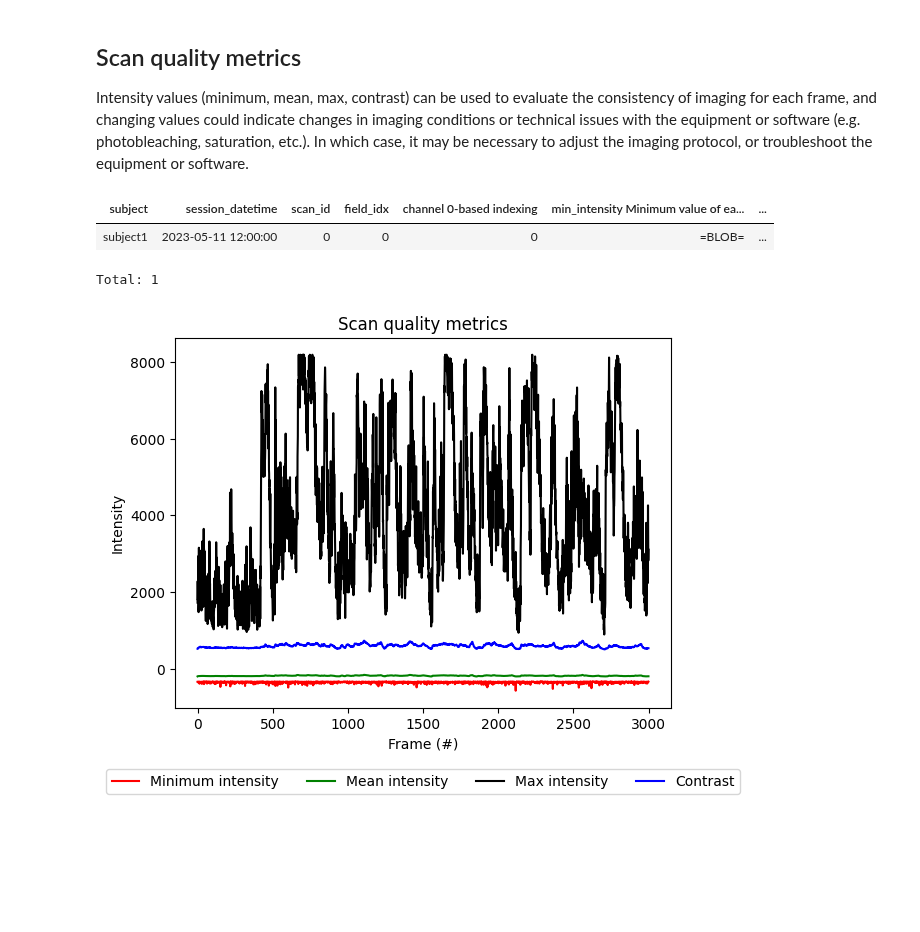
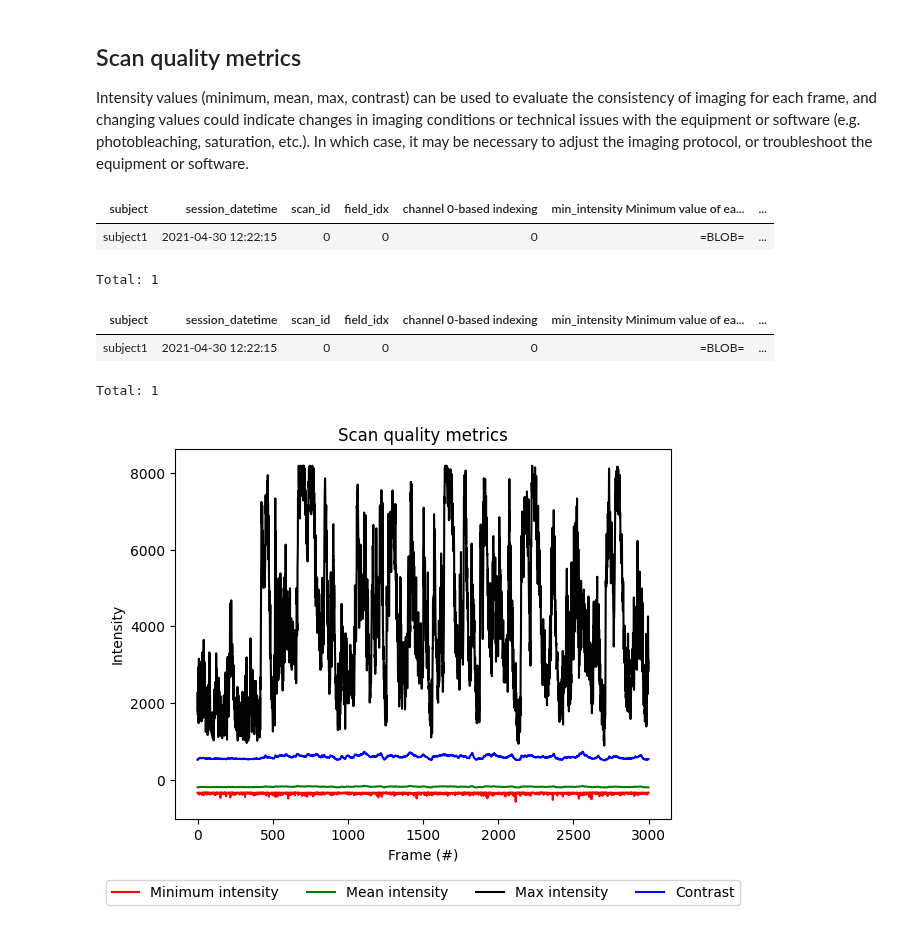
Before and after one commit to datajoint/element-calcium-imaging, a Jupyter notebook: notebooks/quality_metrics.ipynb, the cells around one changed output. Cells and saved outputs as stored; diff of their text form; code cells hidden in the pictures; blank space fills up the shorter version.

```diff
--- a/notebooks/quality_metrics.ipynb
+++ b/notebooks/quality_metrics.ipynb
@@ -24,20 +24,26 @@ imaging.ProcessingQualityMetrics.populate(display_progress=True)
 ## Scan quality metrics
 
 Intensity values (minimum, mean, max, contrast) can be used to evaluate the consistency of imaging for each frame, and changing values could indicate changes in imaging conditions or technical issues with the equipment or software (e.g. photobleaching, saturation, etc.). In which case, it may be necessary to adjust the imaging protocol, or troubleshoot the equipment or software.
+# %%
+scan.ScanQualityMetrics.Frames()
+# %% [output]
+| subject | session_datetime | scan_id | field_idx | channel 0-based indexing | min_intensity Minimum value of ea... | ... |
+| subject1 | 2021-04-30 12:22:15 | 0 | 0 | 0 | =BLOB= | ... |
+Total: 1
 # %%
 key = dict(
     subject="subject1",
-    session_datetime=datetime.datetime(2023, 5, 11, 12, 00, 00),
+    session_datetime=datetime.datetime(2021, 4, 30, 12, 22, 15),
     scan_id=0,
     field_idx=0,
     channel=0,
 )
 
 query = scan.ScanQualityMetrics.Frames & key
 query
 # %% [output]
 | subject | session_datetime | scan_id | field_idx | channel 0-based indexing | min_intensity Minimum value of ea... | ... |
-| subject1 | 2023-05-11 12:00:00 | 0 | 0 | 0 | =BLOB= | ... |
+| subject1 | 2021-04-30 12:22:15 | 0 | 0 | 0 | =BLOB= | ... |
 Total: 1
 # %%
 scan_metrics = query.fetch1()
```
Also changed, not shown: parts of 4 cells of this notebook, 1 other file.
